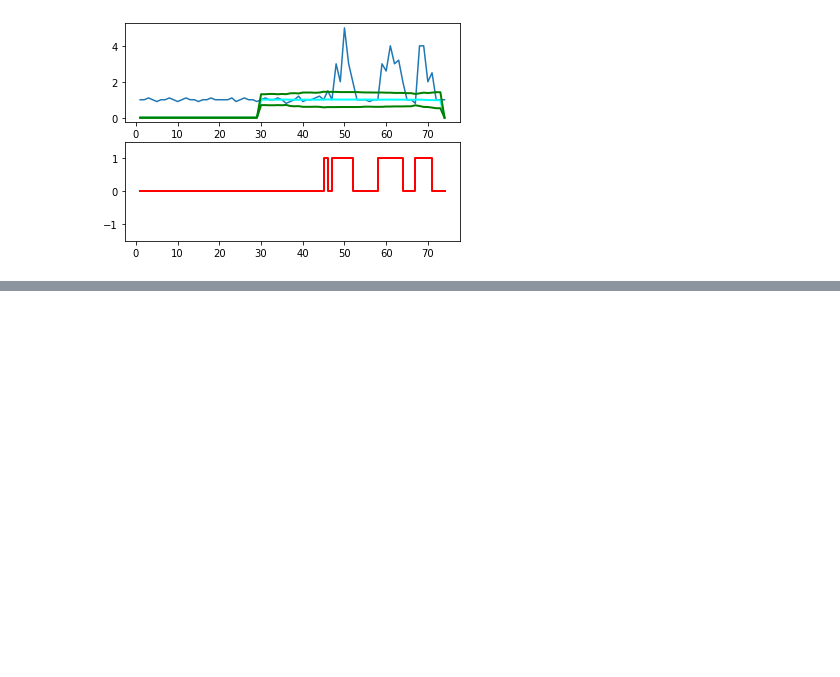
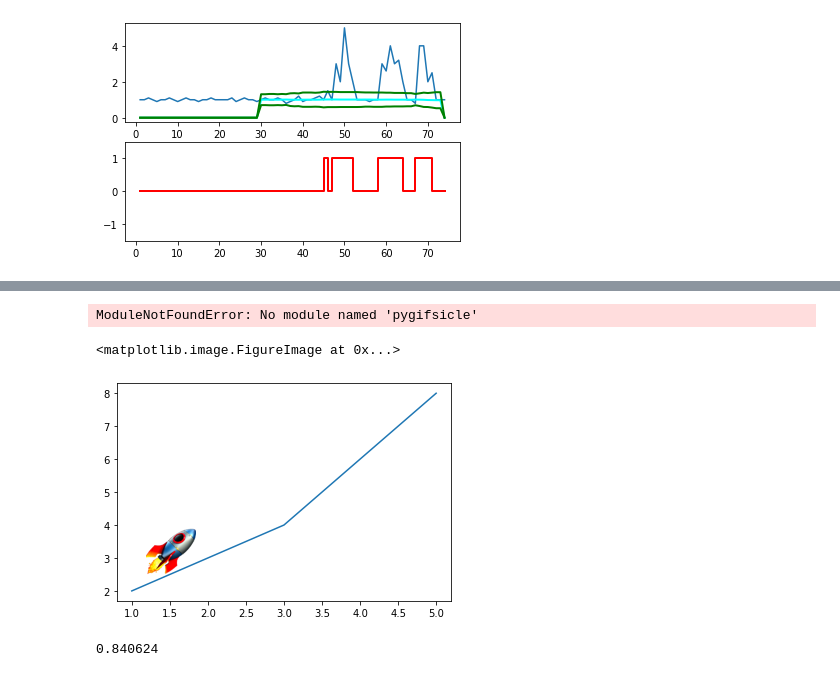
Before and after one commit to ChristopherRussell/MAMMUT-STARTHACK21, a Jupyter notebook: notebooks/HackPhysics.ipynb, the cells around one changed output, grey strips where cells are left out. Cells and saved outputs as stored; diff of their text form; code cells hidden in the pictures; blank space fills up the shorter version.

```diff
--- a/notebooks/HackPhysics.ipynb
+++ b/notebooks/HackPhysics.ipynb
@@ -269,0 +336,36 @@ figsize=(8, 6), dpi=80
+# %%
+import imageio
+import matplotlib.pyplot as plt
+
+n = 10
+gif_path = "test.gif"
+frames_path = "{i}.jpg"
+
+n = 10
+plt.figure(figsize=(4,4))
+for i, x in enumerate(range(n)):
+    plt.scatter(x/n, x/n)
+    plt.xlim(0, 1)
+    plt.ylim(0, 1)
+    plt.savefig("{i}.jpg".format(i=i))
+
+with imageio.get_writer(gif_path, mode='I') as writer:
+    for i in range(n):
+        writer.append_data(imageio.imread(frames_path.format(i=i)))
+# %% [output]
+ModuleNotFoundError: No module named 'pygifsicle'
+# %%
+from PIL import Image
+import numpy as np
+fig, ax = plt.subplots()
+ax.plot([1,2,3,4,5],[2,3,4,6,8])
+rocket = Image.open('rocket.png')
+rocket = rocket.resize((50,50))
+fig.figimage(rocket, xo=50, yo=50)
+# %% [output]
+<matplotlib.image.FigureImage at 0x...>
+[figure, added]
+# %%
+xtest[10]
+# %% [output]
+0.840624
```
Also changed, not shown: parts of 13 cells of this notebook.
